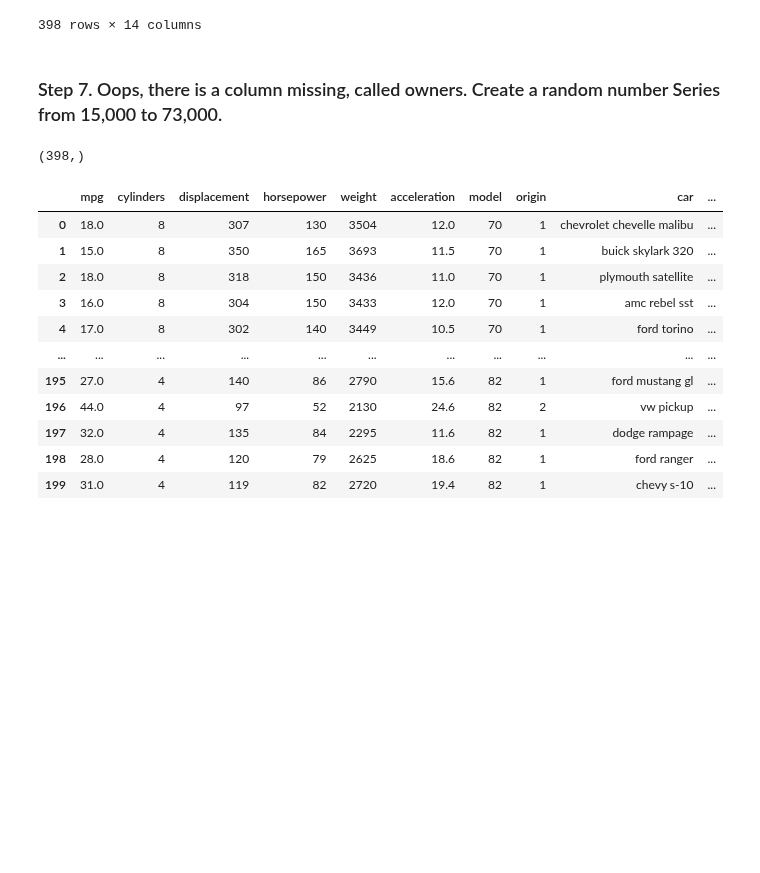
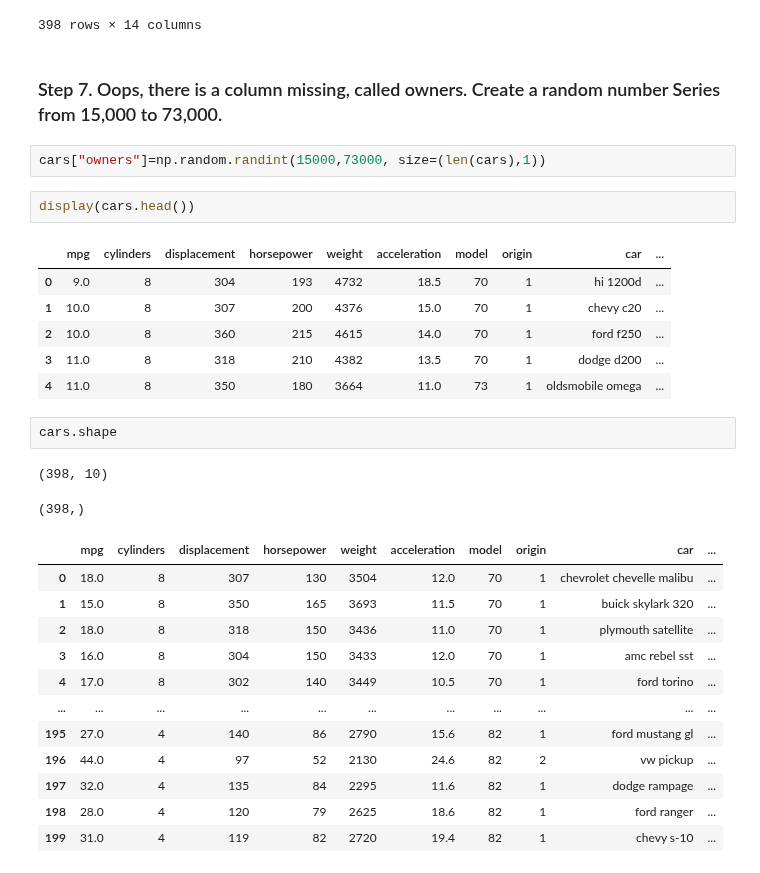
Before and after one commit to PaulitaLull/DATA_SCIENCE_PAULALULL, a Jupyter notebook: 02_Herramientas_Avanzadas/02_Pandas/02_Practica/05_Merge/Auto_MPG/AutoMPG.ipynb, the cells around one changed output. Drawn from its saved outputs; the diff is of its cells as text; blank space fills up the shorter version.

```diff
--- a/02_Herramientas_Avanzadas/02_Pandas/02_Practica/05_Merge/Auto_MPG/AutoMPG.ipynb
+++ b/02_Herramientas_Avanzadas/02_Pandas/02_Practica/05_Merge/Auto_MPG/AutoMPG.ipynb
@@ -135,6 +163,21 @@ cars=cars1.merge(cars2, how="outer")
 398 rows × 14 columns
 # %% [markdown]
 ### Step 7. Oops, there is a column missing, called owners. Create a random number Series from 15,000 to 73,000.
+# %%
+cars["owners"]=np.random.randint(15000,73000, size=(len(cars),1))
+# %%
+display(cars.head())
+# %% [output]
+|  | mpg | cylinders | displacement | horsepower | weight | acceleration | model | origin | car | ... |
+| 0 | 9.0 | 8 | 304 | 193 | 4732 | 18.5 | 70 | 1 | hi 1200d | ... |
+| 1 | 10.0 | 8 | 307 | 200 | 4376 | 15.0 | 70 | 1 | chevy c20 | ... |
+| 2 | 10.0 | 8 | 360 | 215 | 4615 | 14.0 | 70 | 1 | ford f250 | ... |
+| 3 | 11.0 | 8 | 318 | 210 | 4382 | 13.5 | 70 | 1 | dodge d200 | ... |
+| 4 | 11.0 | 8 | 350 | 180 | 3664 | 11.0 | 73 | 1 | oldsmobile omega | ... |
+# %%
+cars.shape
+# %% [output]
+(398, 10)
 # %%
 # %% [output]
 (398,)
```
Also changed, not shown: parts of 5 cells of this notebook, 4 other files.
